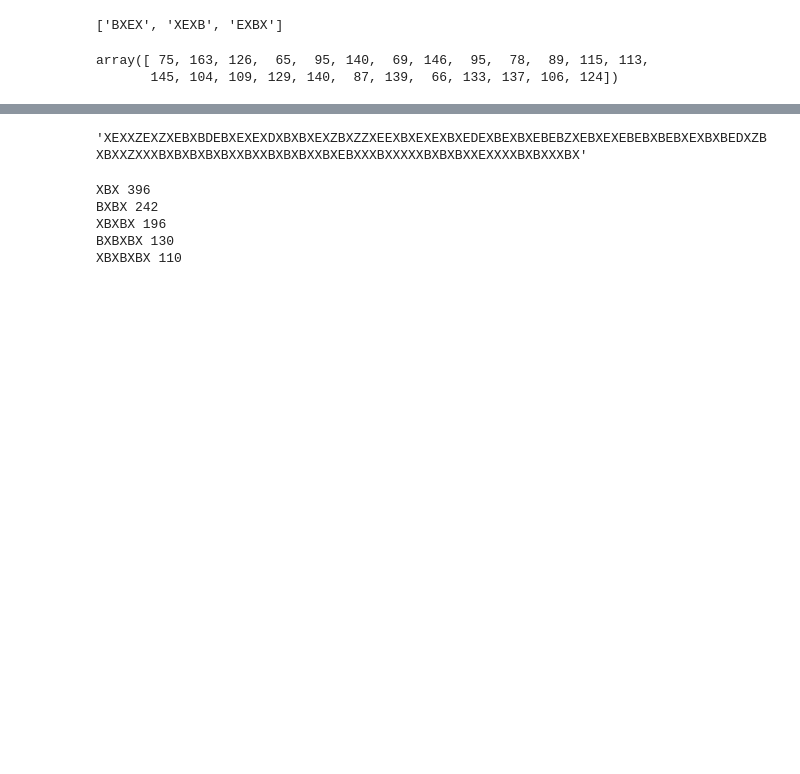
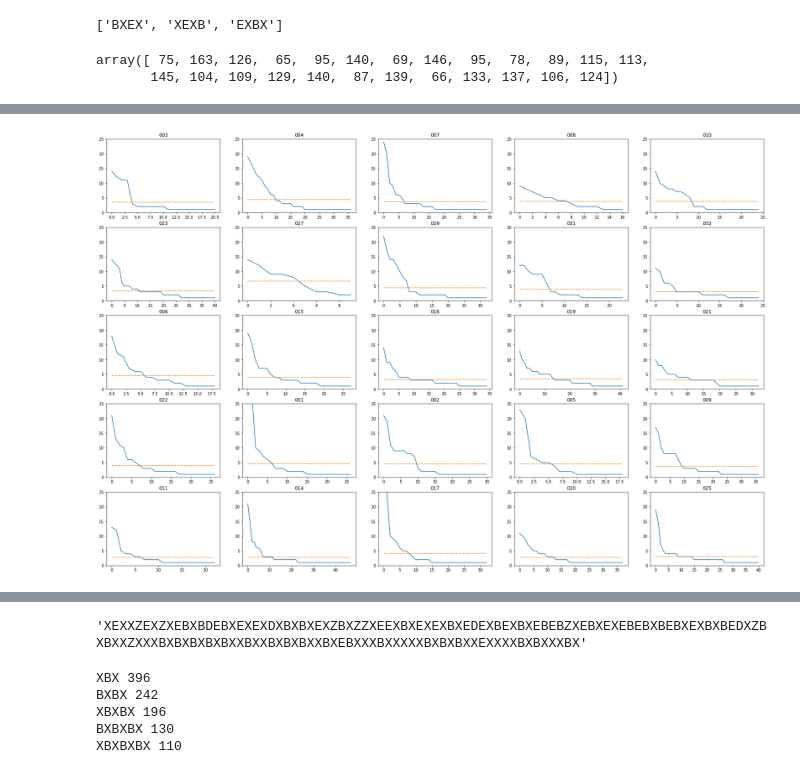
Before and after one commit to habom2310/eye-tracking-in-aviation, a Jupyter notebook: subsequence frequency.ipynb, the cells around one changed output, grey strips where cells are left out. Cells and saved outputs as stored; diff of their text form; code cells hidden in the pictures; blank space fills up the shorter version.

```diff
--- a/subsequence frequency.ipynb
+++ b/subsequence frequency.ipynb
@@ -488,5 +512,5 @@ for gaze_string in all_gaze_strings:
 # %%
-length = 5
+length = 3
 lsubseqcount = defaultdict(dict)
 par_ids = df_res["par_id"]
 for par_id, gaze_string in zip(par_ids, all_gaze_strings):
@@ -503,5 +527,8 @@ for par_id, gaze_string in zip(par_ids, all_gaze_strings):
 df_subseq = pd.DataFrame(lsubseqcount)
 # %%
 df_subseq["sum"] = df_subseq[par_ids].sum(1)
+# %%
+df_subseq["group1"] = df_subseq[par_ids[:16]].sum(1)/16
+df_subseq["group2"] = df_subseq[par_ids[16:]].sum(1)/9
 # %%
 df_subseq.sort_values(by=["sum"], ascending=False, inplace=True)
@@ -532,3 +534,0 @@ sorted_subseqcount
-# %%
-par_id = par_ids[2]
-df_subseq[df_subseq[par_id]>=2][par_id]
@@ -551,0 +551,14 @@ Name: 007, dtype: float64
+# %%
+lvar=[]
+for par_id in par_ids:
+    y = df_subseq[df_subseq[par_id]>=1][par_id]
+    y2 = df_subseq[df_subseq[par_id]>=2][par_id]
+    lvar.append(np.var(y2))
+    print("{}:\tmean:{},\tvar:{}".format(par_id,np.round(np.mean(y2),4), np.round(np.var(y2),4)))
+    if par_id == "022":
+        print("------------------------------------------")
+
+import scipy
+t,p = scipy.stats.ttest_ind(lvar[:16],lvar[16:])
+e = EffectSize(lvar[:16],lvar[16:])
+print("t={}, p={}, ES={}".format(t,p,e))
@@ -551,0 +583,21 @@ Name: 007, dtype: float64
+# %%
+fig, axs = plt.subplots(5, 5, figsize=(30, 20))
+for ax, par_id in zip(axs.reshape(-1), par_ids):
+#     par_id = par_ids[0]
+
+    y = df_subseq[df_subseq[par_id]>=1][par_id]
+    y2 = df_subseq[df_subseq[par_id]>=2][par_id]
+    x = np.arange(len(y))
+
+    ax.set_title(par_id)
+#     ax.scatter(x, y.values)
+    ax.plot(x, sorted(y.values, reverse = True))
+
+
+    y_mean = [np.mean(y)]*len(x)
+    mean_line = ax.plot(x,y_mean, label='Mean', linestyle='--')
+#     ax.set_xticks(x)
+#     ax.set_xticklabels(list(y.keys()), rotation=90)
+    ax.set_ylim([0,25])
+# %% [output]
+[figure, added]
```
Also changed, not shown: parts of 14 cells of this notebook, 9 other files.
